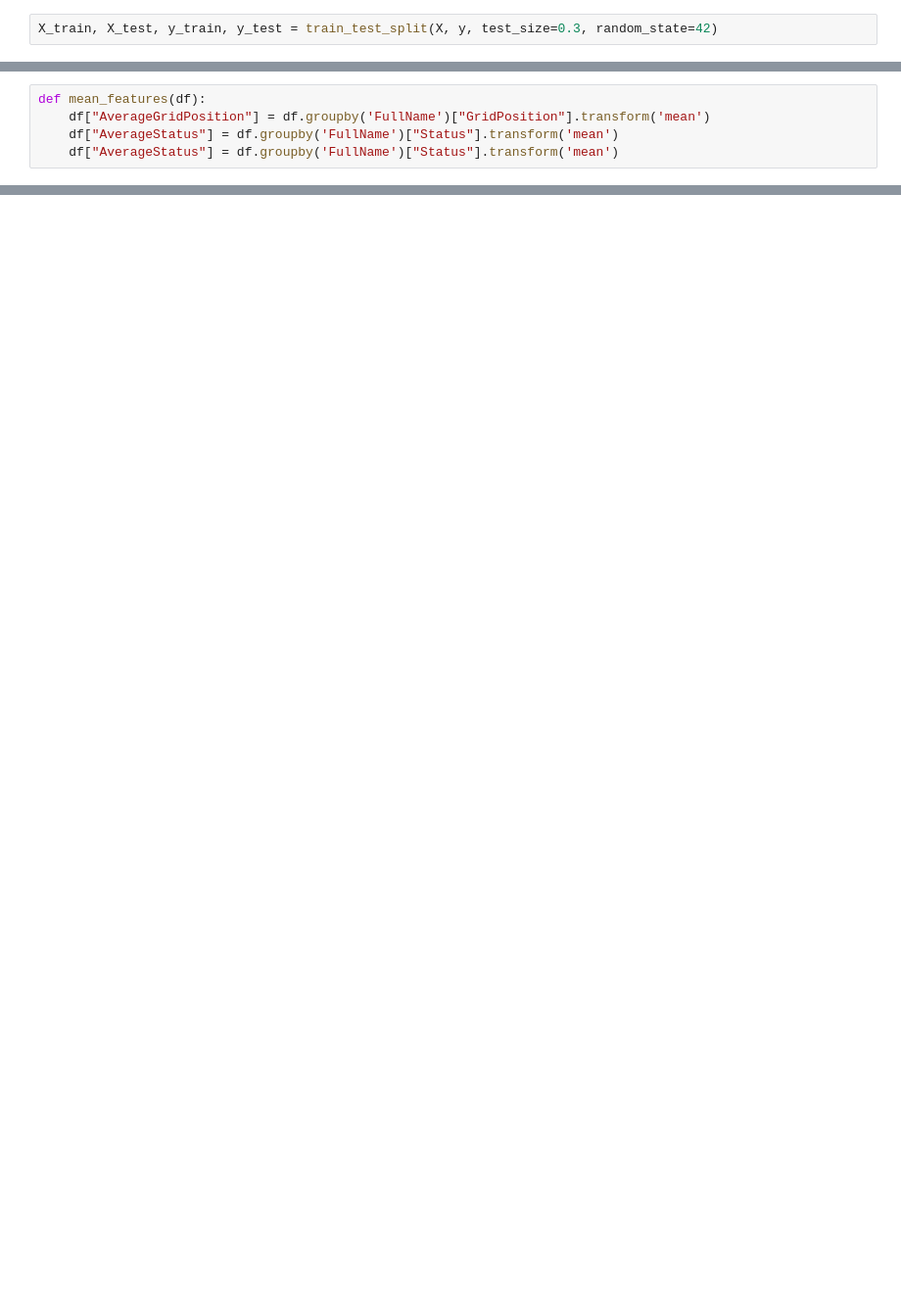
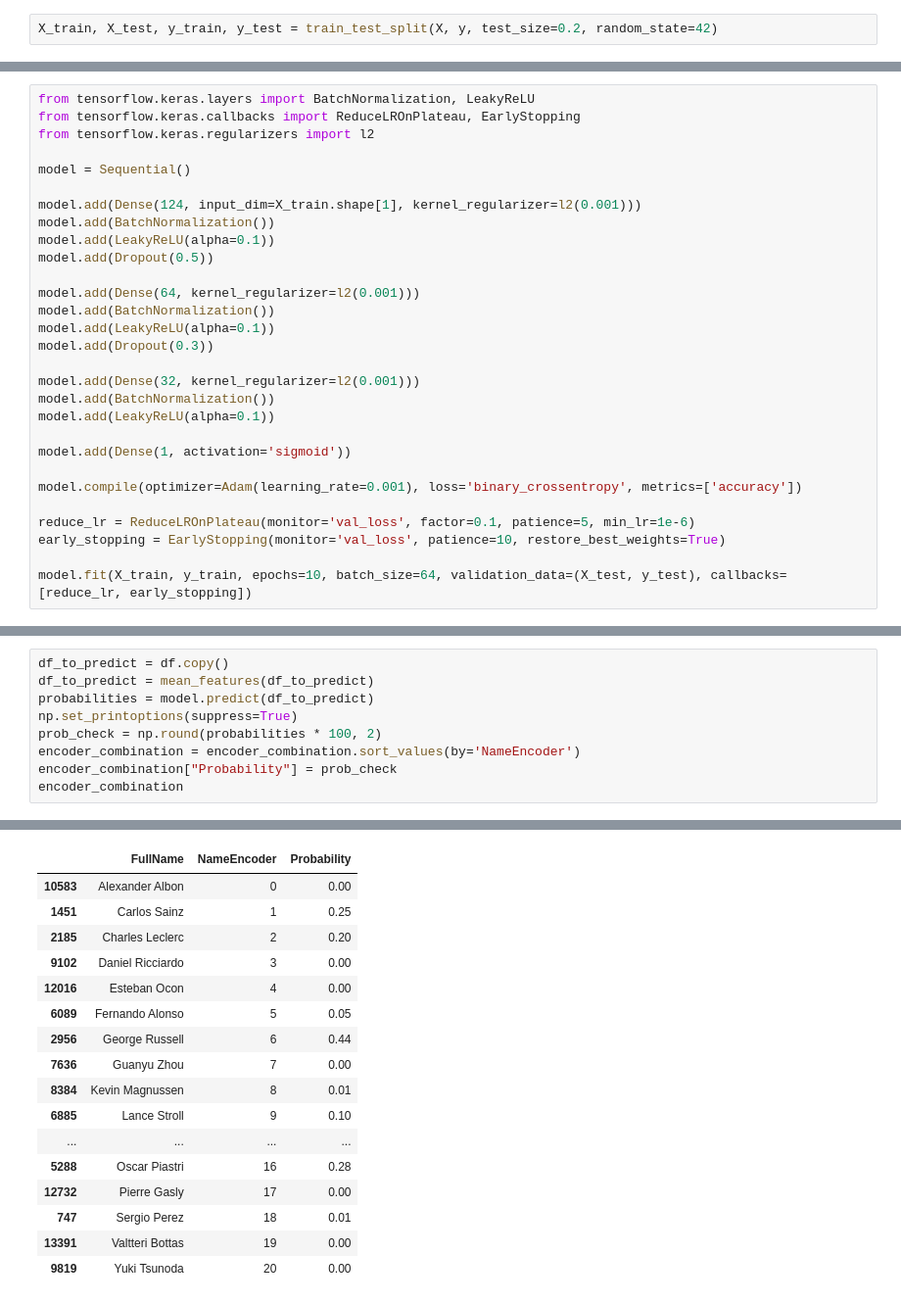
Before and after one commit to caiolacerdamt/f1-project, a Jupyter notebook: model.ipynb, the cells around one changed output, grey strips where cells are left out. Shown at 98% size. Saved outputs shown, nothing was run; the diff lists cells and outputs as text; blank space fills up the shorter version.

Commit message:
model creation and hyperparameter tuning

```diff
--- a/model.ipynb
+++ b/model.ipynb
@@ -72,4 +192,4 @@ y = df["Position_x"]
 # %%
-X_train, X_test, y_train, y_test = train_test_split(X, y, test_size=0.3, random_state=42)
+X_train, X_test, y_train, y_test = train_test_split(X, y, test_size=0.2, random_state=42)
 # %%
 model = Sequential()
@@ -112,5 +226,29 @@ print({accuracy})
-# %%
-def mean_features(df):
-    df["AverageGridPosition"] = df.groupby('FullName')["GridPosition"].transform('mean')
-    df["AverageStatus"] = df.groupby('FullName')["Status"].transform('mean')
-    df["AverageStatus"] = df.groupby('FullName')["Status"].transform('mean')
+# %%
+from tensorflow.keras.layers import BatchNormalization, LeakyReLU
+from tensorflow.keras.callbacks import ReduceLROnPlateau, EarlyStopping
+from tensorflow.keras.regularizers import l2
+
+model = Sequential()
+
+model.add(Dense(124, input_dim=X_train.shape[1], kernel_regularizer=l2(0.001)))
+model.add(BatchNormalization())
+model.add(LeakyReLU(alpha=0.1))
+model.add(Dropout(0.5))
+
+model.add(Dense(64, kernel_regularizer=l2(0.001)))
+model.add(BatchNormalization())
+model.add(LeakyReLU(alpha=0.1))
+model.add(Dropout(0.3))
+
+model.add(Dense(32, kernel_regularizer=l2(0.001)))
+model.add(BatchNormalization())
+model.add(LeakyReLU(alpha=0.1))
+
+model.add(Dense(1, activation='sigmoid'))
+
+model.compile(optimizer=Adam(learning_rate=0.001), loss='binary_crossentropy', metrics=['accuracy'])
+
+reduce_lr = ReduceLROnPlateau(monitor='val_loss', factor=0.1, patience=5, min_lr=1e-6)
+early_stopping = EarlyStopping(monitor='val_loss', patience=10, restore_best_weights=True)
+
+model.fit(X_train, y_train, epochs=10, batch_size=64, validation_data=(X_test, y_test), callbacks=[reduce_lr, early_stopping])
@@ -116,0 +277,10 @@ def mean_features(df):
+# %%
+df_to_predict = df.copy()
+df_to_predict = mean_features(df_to_predict)
+probabilities = model.predict(df_to_predict)
+np.set_printoptions(suppress=True)
+prob_check = np.round(probabilities * 100, 2)
+encoder_combination = encoder_combination.sort_values(by='NameEncoder')
+encoder_combination["Probability"] = prob_check
+encoder_combination
+# %% [output]
@@ -116,0 +288,17 @@ def mean_features(df):
+|  | FullName | NameEncoder | Probability |
+| 10583 | Alexander Albon | 0 | 0.00 |
+| 1451 | Carlos Sainz | 1 | 0.25 |
+| 2185 | Charles Leclerc | 2 | 0.20 |
+| 9102 | Daniel Ricciardo | 3 | 0.00 |
+| 12016 | Esteban Ocon | 4 | 0.00 |
+| 6089 | Fernando Alonso | 5 | 0.05 |
+| 2956 | George Russell | 6 | 0.44 |
+| 7636 | Guanyu Zhou | 7 | 0.00 |
+| 8384 | Kevin Magnussen | 8 | 0.01 |
+| 6885 | Lance Stroll | 9 | 0.10 |
+| ... | ... | ... | ... |
+| 5288 | Oscar Piastri | 16 | 0.28 |
+| 12732 | Pierre Gasly | 17 | 0.00 |
+| 747 | Sergio Perez | 18 | 0.01 |
+| 13391 | Valtteri Bottas | 19 | 0.00 |
+| 9819 | Yuki Tsunoda | 20 | 0.00 |
```
Also changed, not shown: parts of 18 cells of this notebook, 3 other files.
